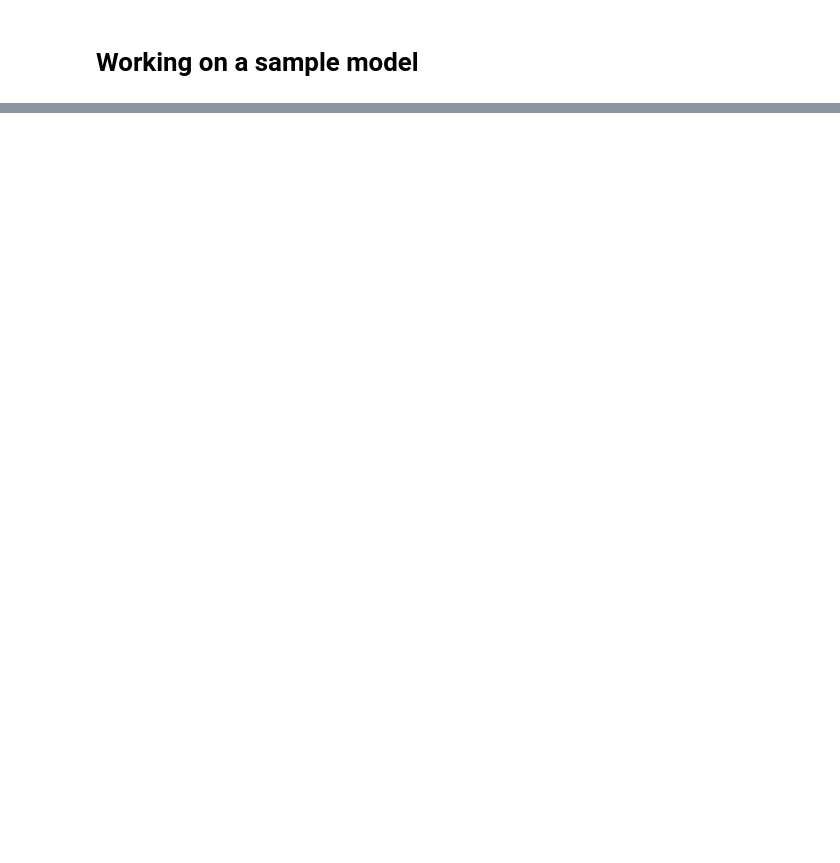
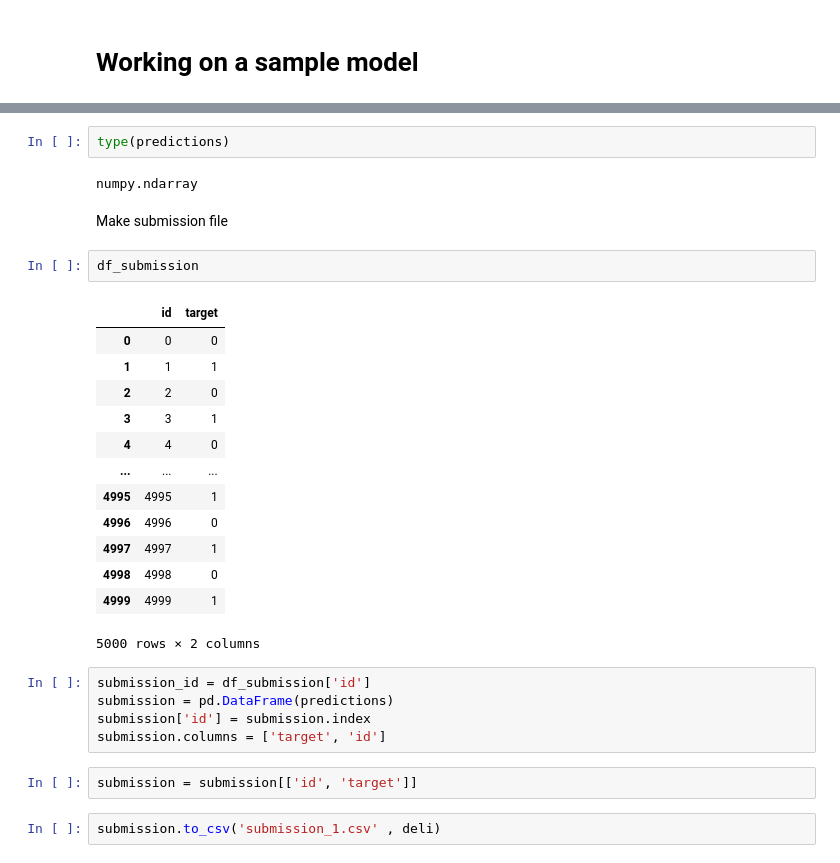
Before and after one commit to WanjohiWanjohi/2021-Better-Working-World-Data-Challenge, a Jupyter notebook: BushFires.ipynb, the cells around one changed output, grey strips where cells are left out. Drawn from its saved outputs; the diff is of its cells as text; blank space fills up the shorter version.

```diff
--- a/BushFires.ipynb
+++ b/BushFires.ipynb
@@ -199,0 +200,31 @@ train_set.corr()
+# %%
+type(predictions)
+# %% [output]
+numpy.ndarray
+# %% [markdown]
+Make submission file
+# %%
+df_submission
+# %% [output]
+|  | id | target |
+| 0 | 0 | 0 |
+| 1 | 1 | 1 |
+| 2 | 2 | 0 |
+| 3 | 3 | 1 |
+| 4 | 4 | 0 |
+| ... | ... | ... |
+| 4995 | 4995 | 1 |
+| 4996 | 4996 | 0 |
+| 4997 | 4997 | 1 |
+| 4998 | 4998 | 0 |
+| 4999 | 4999 | 1 |
+5000 rows × 2 columns
+# %%
+submission_id = df_submission['id']
+submission = pd.DataFrame(predictions)
+submission['id'] = submission.index
+submission.columns = ['target', 'id']
+# %%
+submission = submission[['id', 'target']]
+# %%
+submission.to_csv('submission_1.csv' , deli)
```
Also changed, not shown: parts of 7 cells of this notebook.
